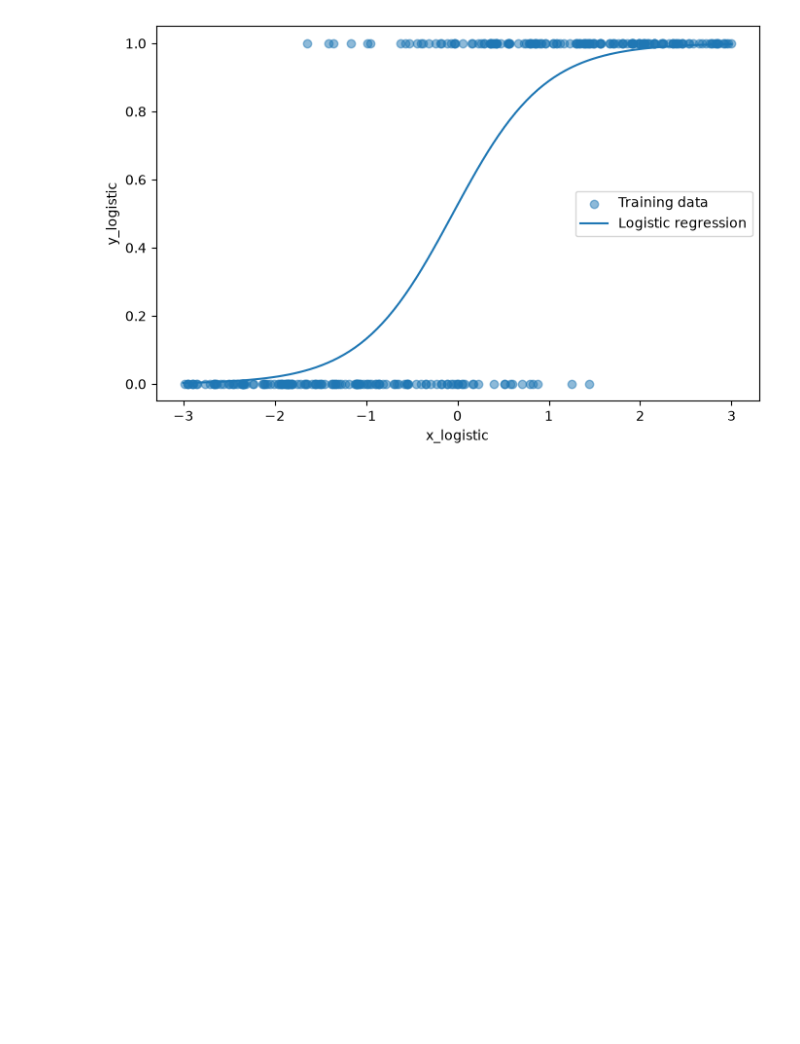
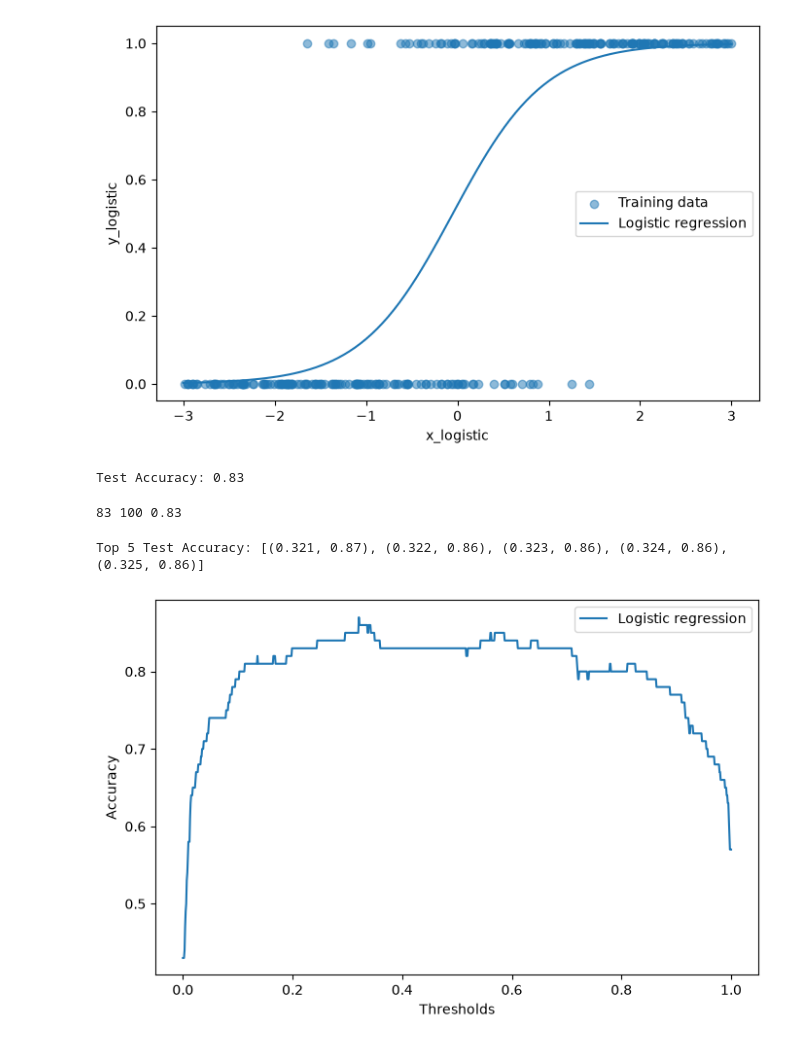
Before and after one commit to rigozu9/Machine-Learning-1, a Jupyter notebook: Week 1 /week1.ipynb, the cells around one changed output. Saved outputs shown, nothing was run; the diff lists cells and outputs as text; code cells hidden in the pictures; blank space fills up the shorter version.

```diff
--- a/Week 1 /week1.ipynb
+++ b/Week 1 /week1.ipynb
@@ -204,3 +204,48 @@ plt.legend()
 plt.show()
 # %% [output]
 [figure]
+# %%
+# Ex 3b
+t = 0.5 # baseline threshold for classification 0.83
+
+logistic_predictions = (logistic_y_test_proba[:, 1] >= t).astype(int)
+logistic_predictions_test_accuracy = accuracy_score(y_test, logistic_predictions)
+
+print("Test Accuracy:", logistic_predictions_test_accuracy)
+# %% [output]
+Test Accuracy: 0.83
+# %%
+correct = (y_test == logistic_predictions).sum()
+total = len(y_test)
+
+manual_accuracy = correct / total
+
+print(correct, total, manual_accuracy)
+# %% [output]
+83 100 0.83
+# %%
+thresholds = np.linspace(0, 1, 1001)
+accuracies = {}
+
+for t in thresholds:
+    logistic_predictions = (logistic_y_test_proba[:, 1] >= t).astype(int)
+    logistic_predictions_test_accuracy = accuracy_score(y_test, logistic_predictions)
+    accuracies[float(t)] = logistic_predictions_test_accuracy
+
+print("Top 5 Test Accuracy:", sorted(accuracies.items(), key=lambda x: x[1], reverse=True)[:5])
+# %% [output]
+Top 5 Test Accuracy: [(0.321, 0.87), (0.322, 0.86), (0.323, 0.86), (0.324, 0.86), (0.325, 0.86)]
+# %%
+threshold_values = np.array(list(accuracies.keys()))
+accuracy_values = np.array(list(accuracies.values()))
+
+plt.figure(figsize=(8, 5))
+
+plt.plot(threshold_values, accuracy_values, "-", label="Logistic regression")
+
+plt.xlabel("Thresholds")
+plt.ylabel("Accuracy")
+plt.legend()
+plt.show()
+# %% [output]
+[figure, added]
```
Also changed, not shown: parts of 7 cells of this notebook.
